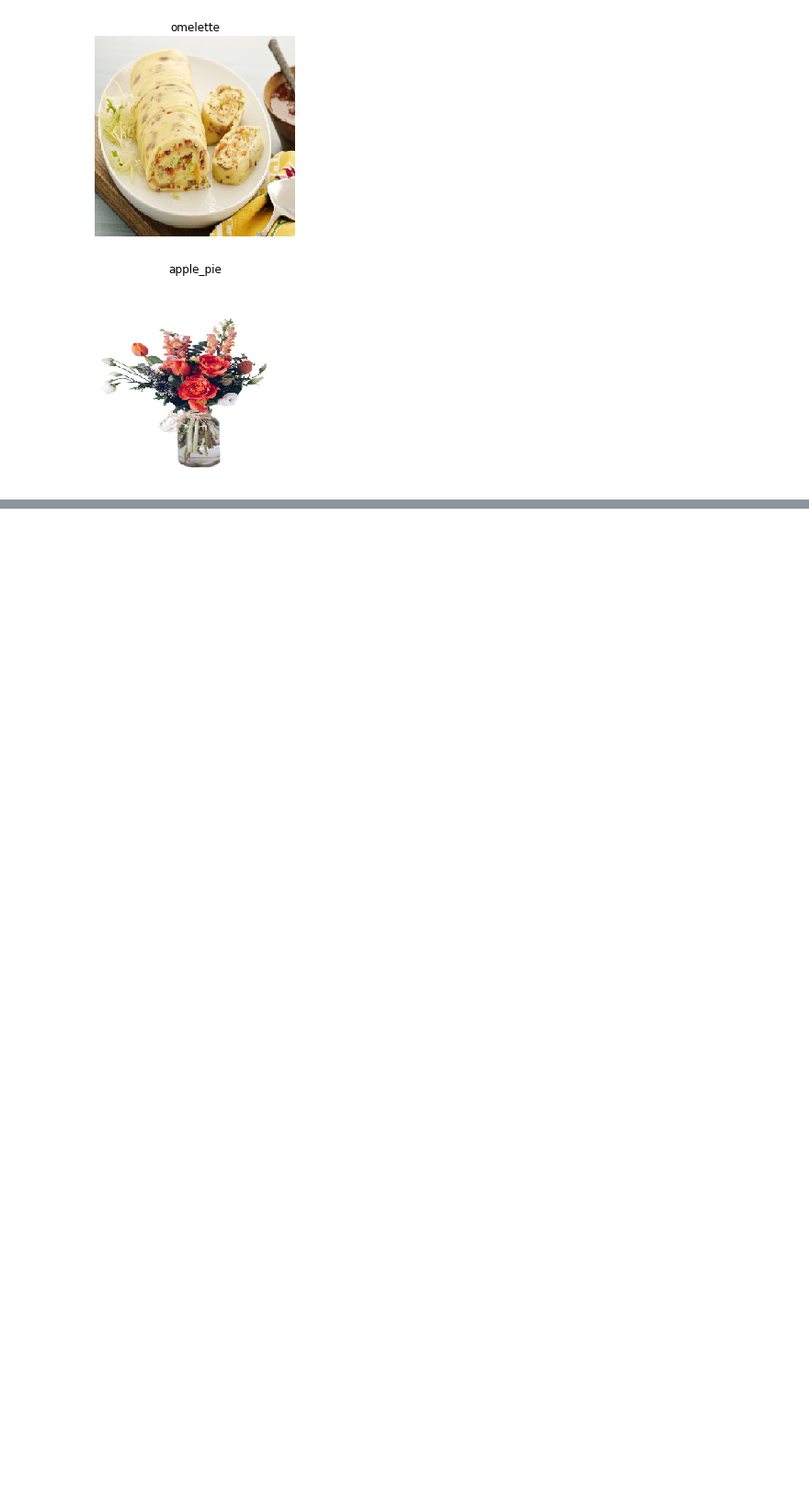
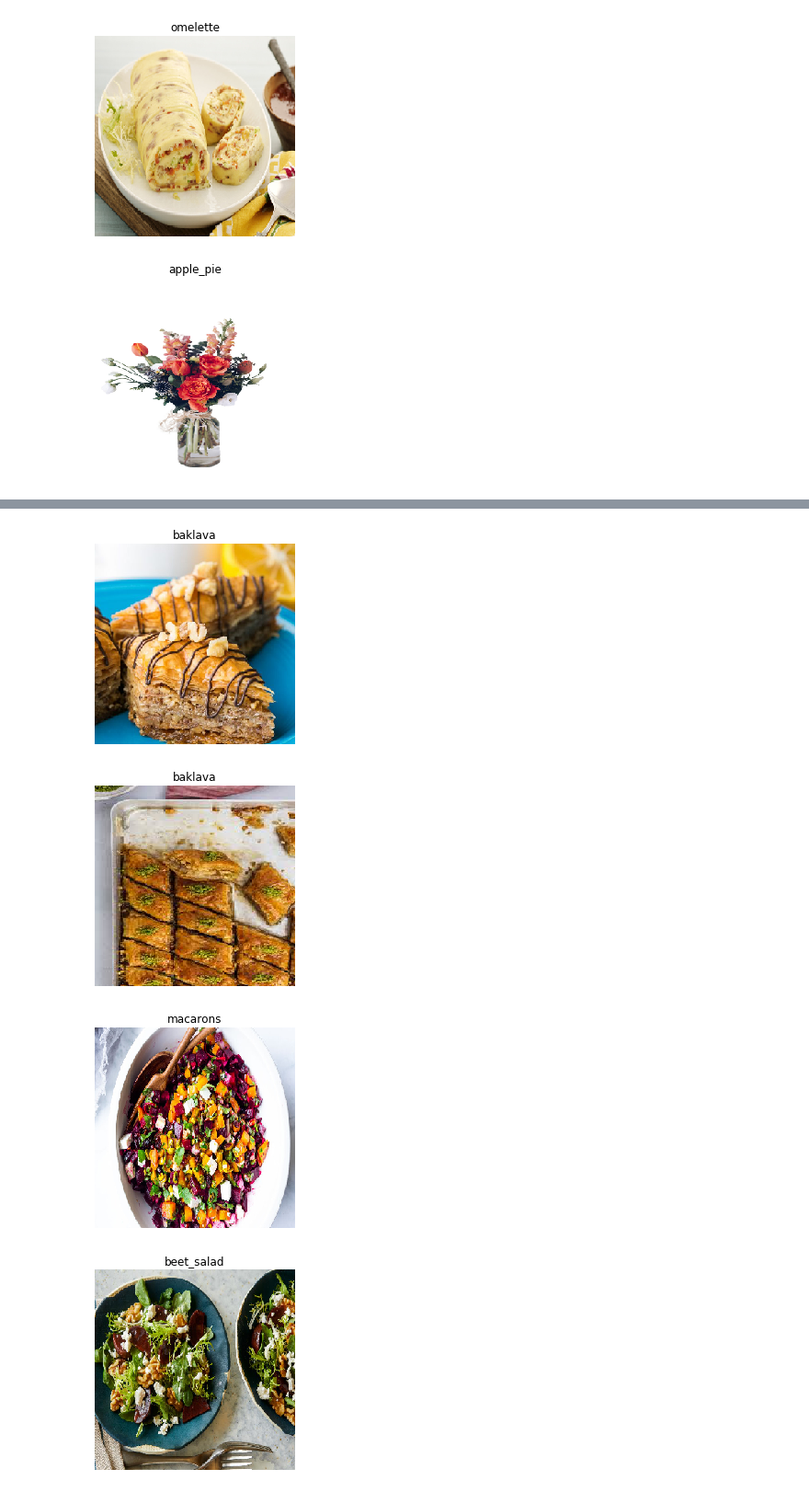
Before and after one commit to RosettaYH/CNN_COCO, a Jupyter notebook: COCO_Food101_V1.ipynb, the cells around one changed output, grey strips where cells are left out. Shown at 92% size. Saved outputs shown, nothing was run; the diff lists cells and outputs as text; code cells hidden in the pictures; blank space fills up the shorter version.

```diff
--- a/COCO_Food101_V1.ipynb
+++ b/COCO_Food101_V1.ipynb
@@ -327,0 +352,9 @@ predict_class(model_best, images, True)
+# %%
+n = 10
+food_list10 = pick_n_random_classes(n)
+print("These are the randomly picked food classes we will be training the model on...\n", food_list10)
+
+src_train = 'train'
+dest_train10 = 'train_mini10'
+src_test = 'test'
+dest_test10 = 'test_mini10'
@@ -327,0 +467,4 @@ predict_class(model_best, images, True)
+# %%
+from tensorflow.keras.models import load_model
+
+model_best10 = load_model('best_model_10class.hdf5', compile = False)
@@ -327,0 +493,30 @@ predict_class(model_best, images, True)
+# %%
+images = []
+
+# Change path
+images.append('/Users/rosetta/Downloads/baklava1.jpg')
+images.append('/Users/rosetta/Downloads/baklava2.jpg')
+
+images.append('/Users/rosetta/Downloads/beet1.jpg')
+images.append('/Users/rosetta/Downloads/beet2.jpeg')
+
+# Burned fries
+images.append('/Users/rosetta/Downloads/fries.jpg')
+
+# Can only recognize one thing
+images.append('/Users/rosetta/Downloads/onionAndFries.jpg')
+images.append('/Users/rosetta/Downloads/onionAndFries3.jpg')
+
+
+# Black and white works
+images.append('/Users/rosetta/Downloads/bwmacarons.jpg')
+
+images.append('/Users/rosetta/Downloads/scallops1.jpg')
+images.append('/Users/rosetta/Downloads/scallops2.jpg')
+
+predict_class(model_best10, images, True)
+# %% [output]
+[figure, added]
+[figure, added]
+[figure, added]
+[figure, added]
```
Also changed, not shown: parts of 13 cells of this notebook.
